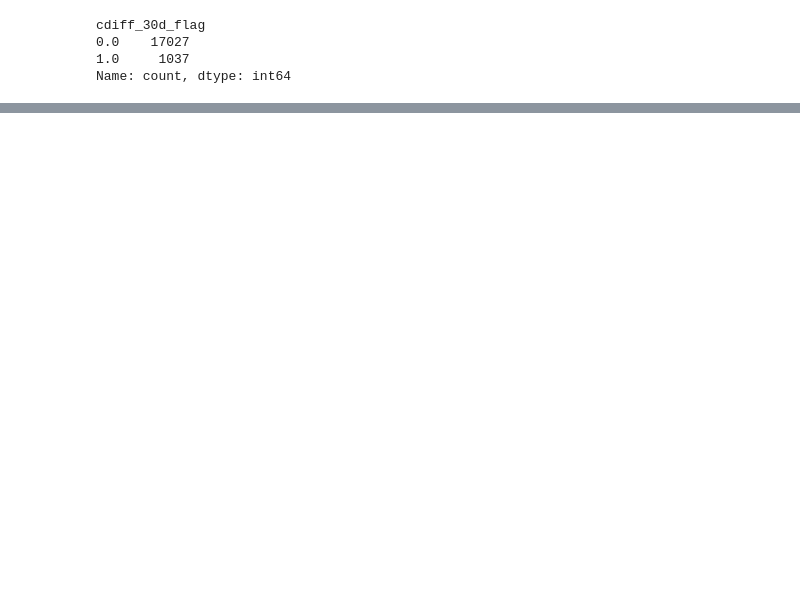
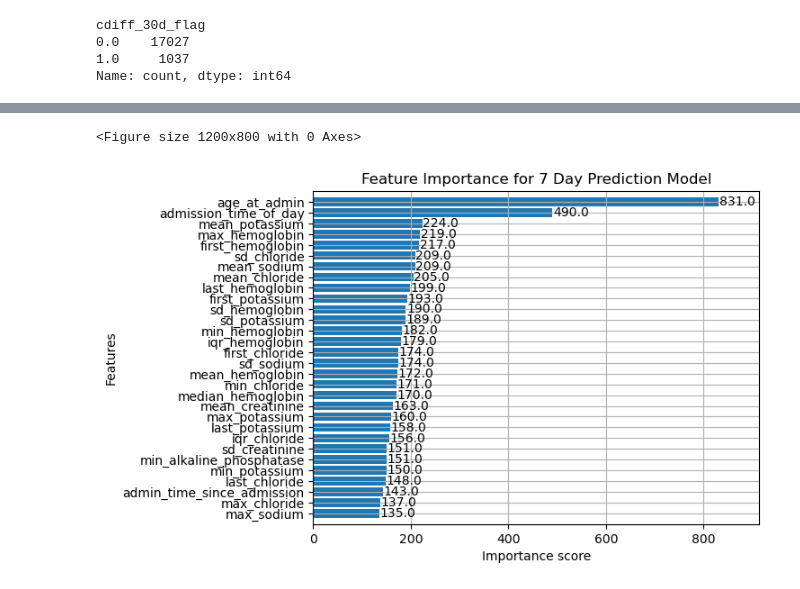
Before and after one commit to aszatrowski/predicting-cdiff, a Jupyter notebook: model_dev_fullset.ipynb, the cells around one changed output, grey strips where cells are left out. Drawn from its saved outputs; the diff is of its cells as text; code cells hidden in the pictures; blank space fills up the shorter version.

```diff
--- a/model_dev_fullset.ipynb
+++ b/model_dev_fullset.ipynb
@@ -166,0 +233,2 @@ XGB_model.save_model('30d_best_model.json')
+# %%
+y_7 = train_df['cdiff_7d_flag']
@@ -166,0 +274,22 @@ XGB_model.save_model('30d_best_model.json')
+# %%
+start_time = time.time()
+start_datetime = datetime.now()
+print(f"Training started at: {start_datetime.strftime('%Y-%m-%d %H:%M:%S')}")
+
+print("Starting GridSearchCV to find optimal parameters...")
+grid_search.fit(X, y_7)
+
+print("\nBest parameters found:")
+print(grid_search.best_params_)
+print(f"Best cross-validation {scoring} score: {grid_search.best_score_:.4f}")
+
+best_model = grid_search.best_estimator_
+
+end_time = time.time()
+end_datetime = datetime.now()
+
+duration_seconds = end_time - start_time
+duration = timedelta(seconds=duration_seconds)
+
+print(f"Training finished at: {end_datetime.strftime('%Y-%m-%d %H:%M:%S')}")
+print(f"Total training time: {duration}")
@@ -166,0 +306,7 @@ XGB_model.save_model('30d_best_model.json')
+# %%
+XGB_model_7 = xgb.XGBClassifier(**grid_search.best_params_,
+                                objective='binary:logistic',
+                                eval_metric='auc',
+                                random_state=0,
+                               n_jobs=-1)
+XGB_model_7.fit(X, y_7)
@@ -166,0 +356,8 @@ XGB_model.save_model('30d_best_model.json')
+# %%
+plt.figure(figsize=(12, 8))
+xgb.plot_importance(XGB_model_7, max_num_features=30, height=0.8)
+plt.title('Feature Importance for 7 Day Prediction Model')
+plt.show()
+# %% [output]
+<Figure size 1200x800 with 0 Axes>
+[figure, added]
```
Also changed, not shown: parts of 37 cells of this notebook, 5 other files.
